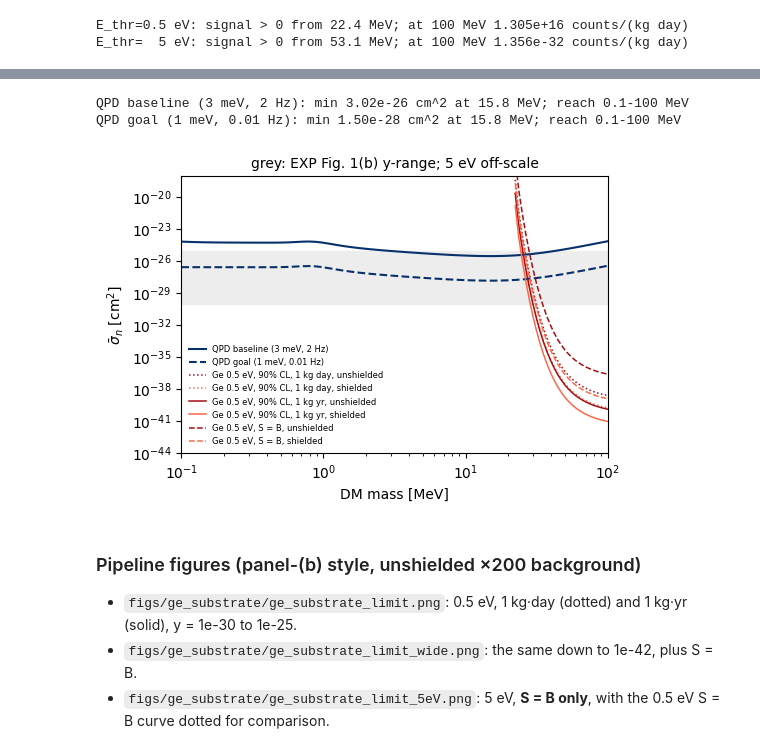
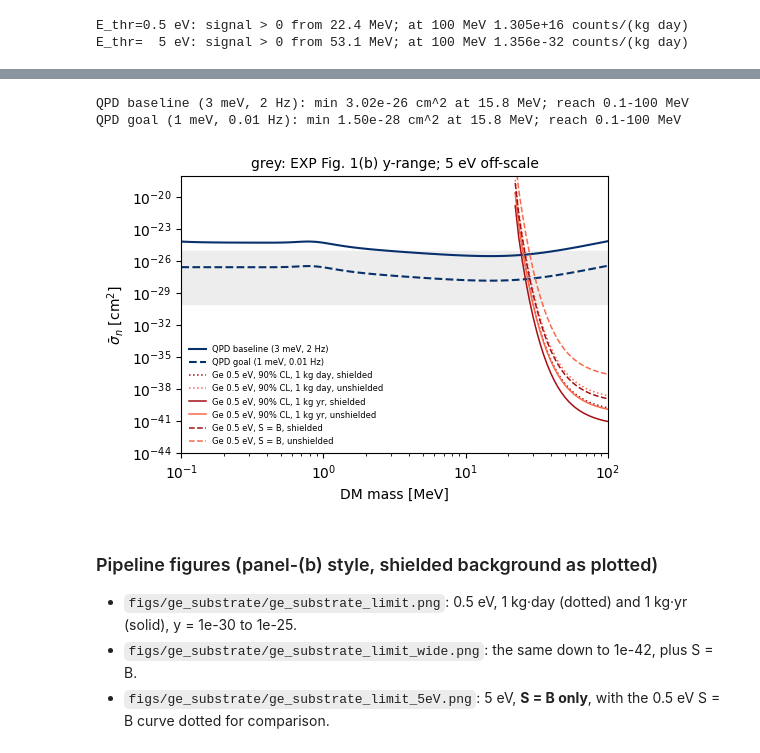
Before and after one commit to WashU-Astroparticle-Lab/qpd_potential, a Jupyter notebook: notebooks/ge_substrate_dm_limit.ipynb, the cells around one changed output, grey strips where cells are left out. Cells and saved outputs as stored; diff of their text form; code cells hidden in the pictures.

```diff
--- a/notebooks/ge_substrate_dm_limit.ipynb
+++ b/notebooks/ge_substrate_dm_limit.ipynb
@@ -129,8 +129,8 @@ def first_below(s, t):
 
 rows = []
 for (thr, stat), s in curves.items():
-    for bg, f in (('unshielded (x200)', 1), ('shielded (as plotted)', shield[stat])):
-        sv = s / f
+    for bg, f in (('shielded (as plotted)', 1), ('unshielded (x200)', shield[stat])):
+        sv = s * f
         rows.append({'E_thr': thr, 'statistic': stat, 'background': bg,
                      'signal > 0 from [MeV]': f'{m[np.isfinite(sv)].min():.1f}',
                      '< 1e-25 from [MeV]': first_below(sv, 1e-25), '< 1e-30 from [MeV]': first_below(sv, 1e-30),
@@ -151,34 +151,34 @@ tab
 # %%
 qd = os.path.join(D, 'qpd_reference')
 nr, nr3 = (np.loadtxt(os.path.join(qd, f), comments='#', delimiter=',') for f in ('nrhm_rate_per_ng_split.csv', 'nrhm_rate_per_ng_3meV.csv'))
 m_target = 110e-4**2 * 7 * np.pi / 8 * 200e-7 * 2.7 * 1e9  # ng, two 7pi/8 Al fins
 qpd = {'QPD baseline (3 meV, 2 Hz)': 1e-25 * 2.0 / (0.5 * m_target * (nr3[:, 1] + nr3[:, 2])),
        'QPD goal (1 meV, 0.01 Hz)': 1e-25 * 0.01 / (0.5 * m_target * (nr[:, 1] + nr[:, 2]))}
 for k, s in qpd.items():
     i = np.argmin(s)
     print(f'{k}: min {s[i]:.2e} cm^2 at {nr[i, 0]:.1f} MeV; reach 0.1-100 MeV')
 
 fig, ax = plt.subplots(figsize=(5.5, 3.6))
 for (k, s), ls in zip(qpd.items(), ('-', '--')):
     ax.loglog(nr[:, 0], s, color='#08306b', ls=ls, label=k)
 for (thr, stat), s in curves.items():
     if thr == '5 eV':
         continue
     ls = {'90% CL, 1 kg day': ':', '90% CL, 1 kg yr': '-', 'S = B': '--'}[stat]
-    ax.loglog(m, s, color='#a50f15', ls=ls, lw=1.1, label=f'Ge 0.5 eV, {stat}, unshielded')
-    ax.loglog(m, s / shield[stat], color='#fb6a4a', ls=ls, lw=1.1, label=f'Ge 0.5 eV, {stat}, shielded')
+    ax.loglog(m, s, color='#a50f15', ls=ls, lw=1.1, label=f'Ge 0.5 eV, {stat}, shielded')
+    ax.loglog(m, s * shield[stat], color='#fb6a4a', ls=ls, lw=1.1, label=f'Ge 0.5 eV, {stat}, unshielded')
 ax.axhspan(1e-30, 1e-25, color='0.93', zorder=-5)
 ax.set(xlim=(0.1, 100), ylim=(1e-44, 1e-18), xlabel='DM mass [MeV]', ylabel=r'$\bar\sigma_n$ [cm$^2$]',
        )
 ax.set_title('grey: EXP Fig. 1(b) y-range; 5 eV off-scale', fontsize=10)
 ax.legend(fontsize=6, frameon=False, loc='lower left')
 plt.show()
 # %% [output]
 QPD baseline (3 meV, 2 Hz): min 3.02e-26 cm^2 at 15.8 MeV; reach 0.1-100 MeV
 QPD goal (1 meV, 0.01 Hz): min 1.50e-28 cm^2 at 15.8 MeV; reach 0.1-100 MeV
-[figure, old version]
+[figure, new version]
 # %% [markdown]
-### Pipeline figures (panel-(b) style, unshielded ×200 background)
+### Pipeline figures (panel-(b) style, shielded background as plotted)
 
 * `figs/ge_substrate/ge_substrate_limit.png`: 0.5 eV, 1 kg·day (dotted) and 1 kg·yr (solid), y = 1e-30 to 1e-25.
 * `figs/ge_substrate/ge_substrate_limit_wide.png`: the same down to 1e-42, plus S = B.
```
Also changed, not shown: parts of 8 cells of this notebook, 11 other files.
